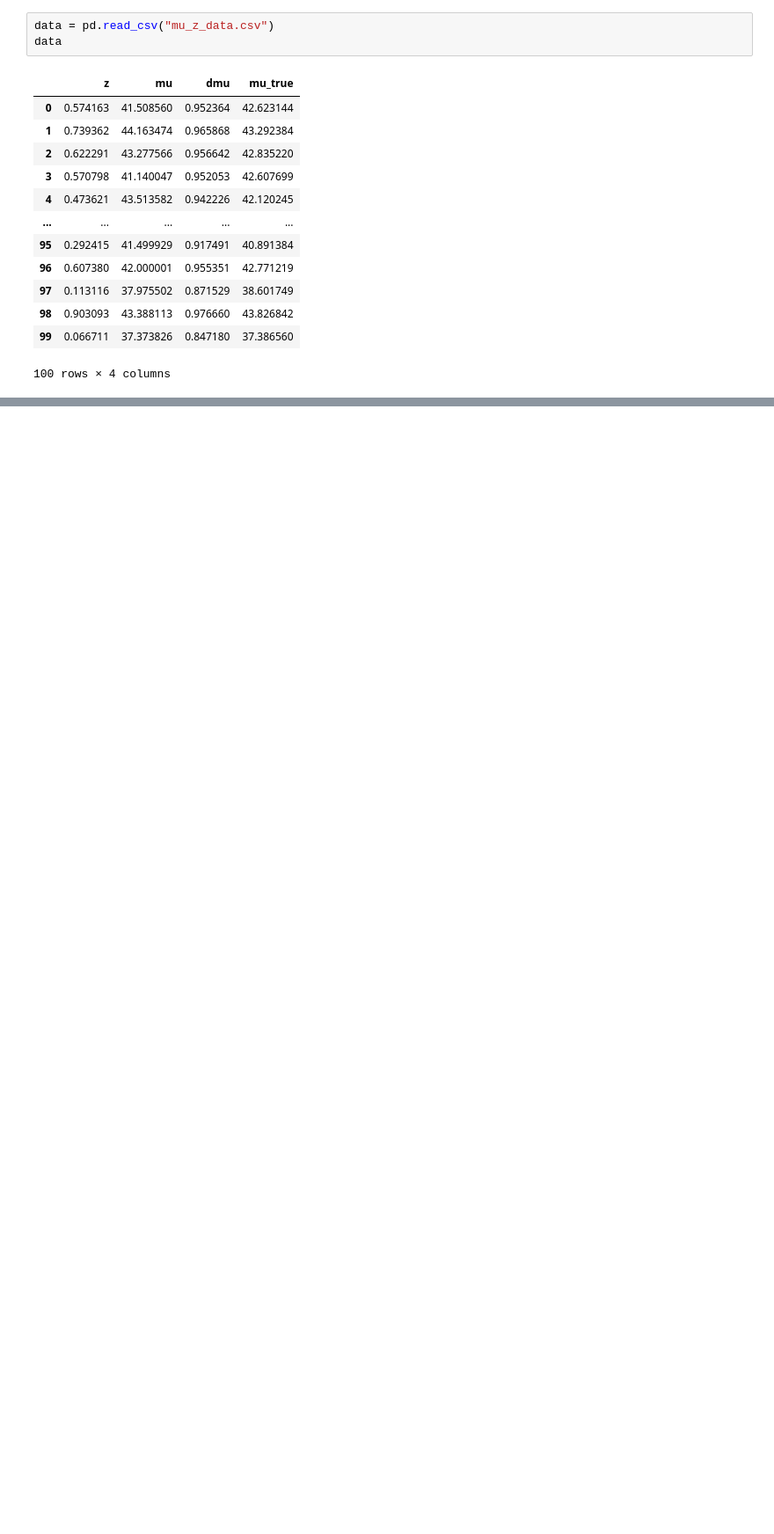
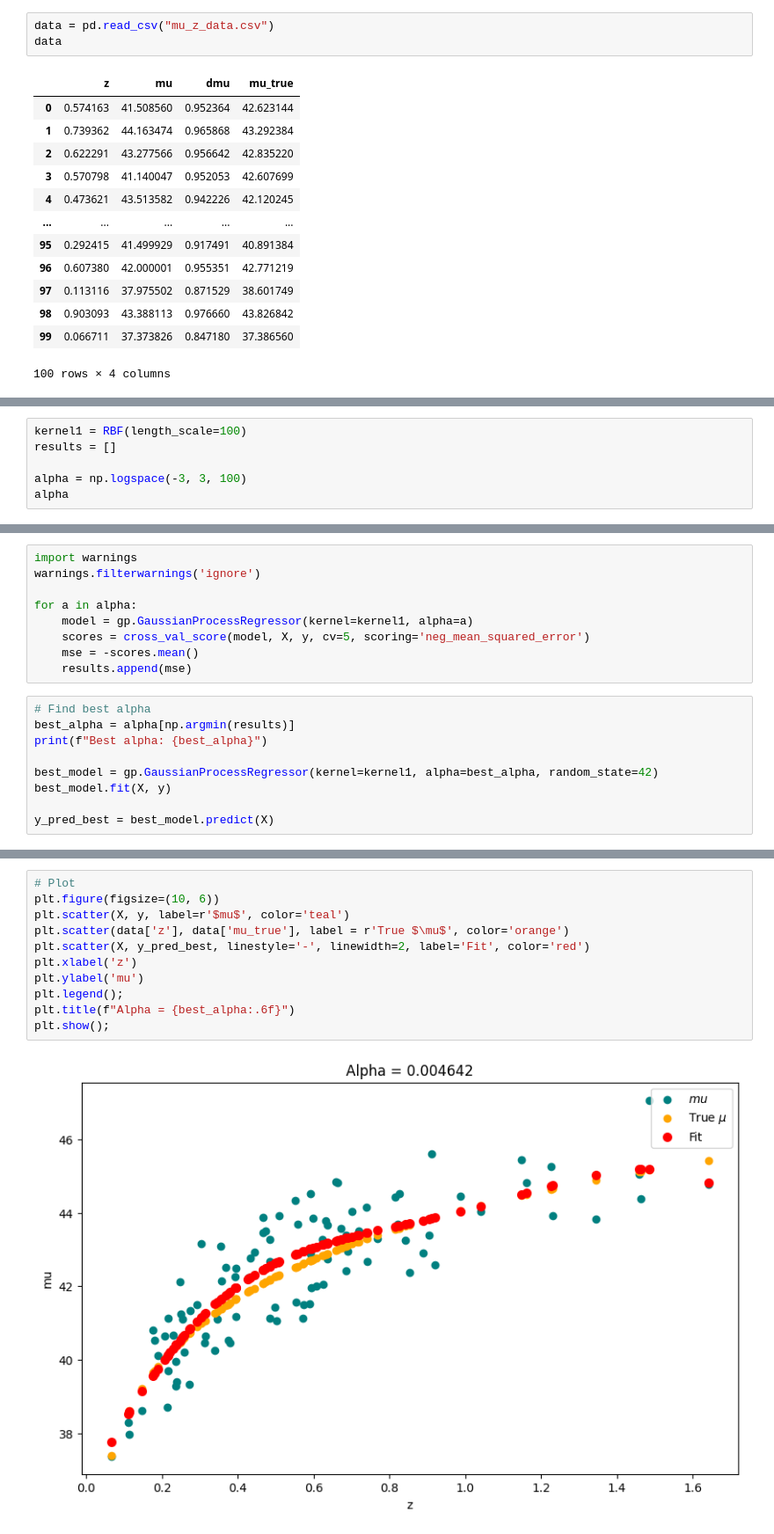
Before and after one commit to seoserang/phys255ml, a Jupyter notebook: 6 Non Linear Regression/Assignment 8/GaussianRegress.ipynb, the cells around one changed output, grey strips where cells are left out. Shown at 88% size. Cells and saved outputs as stored; diff of their text form; blank space fills up the shorter version.

```diff
--- a/6 Non Linear Regression/Assignment 8/GaussianRegress.ipynb
+++ b/6 Non Linear Regression/Assignment 8/GaussianRegress.ipynb
@@ -36,0 +87,6 @@ data
+# %%
+kernel1 = RBF(length_scale=100)
+results = []
+
+alpha = np.logspace(-3, 3, 100)
+alpha
@@ -36,0 +111,18 @@ data
+# %%
+import warnings
+warnings.filterwarnings('ignore')
+
+for a in alpha:
+    model = gp.GaussianProcessRegressor(kernel=kernel1, alpha=a)
+    scores = cross_val_score(model, X, y, cv=5, scoring='neg_mean_squared_error')
+    mse = -scores.mean()
+    results.append(mse)
+# %%
+# Find best alpha
+best_alpha = alpha[np.argmin(results)]
+print(f"Best alpha: {best_alpha}")
+
+best_model = gp.GaussianProcessRegressor(kernel=kernel1, alpha=best_alpha, random_state=42)
+best_model.fit(X, y)
+
+y_pred_best = best_model.predict(X)
@@ -36,0 +131,13 @@ data
+# %%
+# Plot
+plt.figure(figsize=(10, 6))
+plt.scatter(X, y, label=r'$mu$', color='teal')
+plt.scatter(data['z'], data['mu_true'], label = r'True $\mu$', color='orange')
+plt.scatter(X, y_pred_best, linestyle='-', linewidth=2, label='Fit', color='red')
+plt.xlabel('z')
+plt.ylabel('mu')
+plt.legend();
+plt.title(f"Alpha = {best_alpha:.6f}")
+plt.show();
+# %% [output]
+[figure, added]
```
Also changed, not shown: parts of 9 cells of this notebook.
